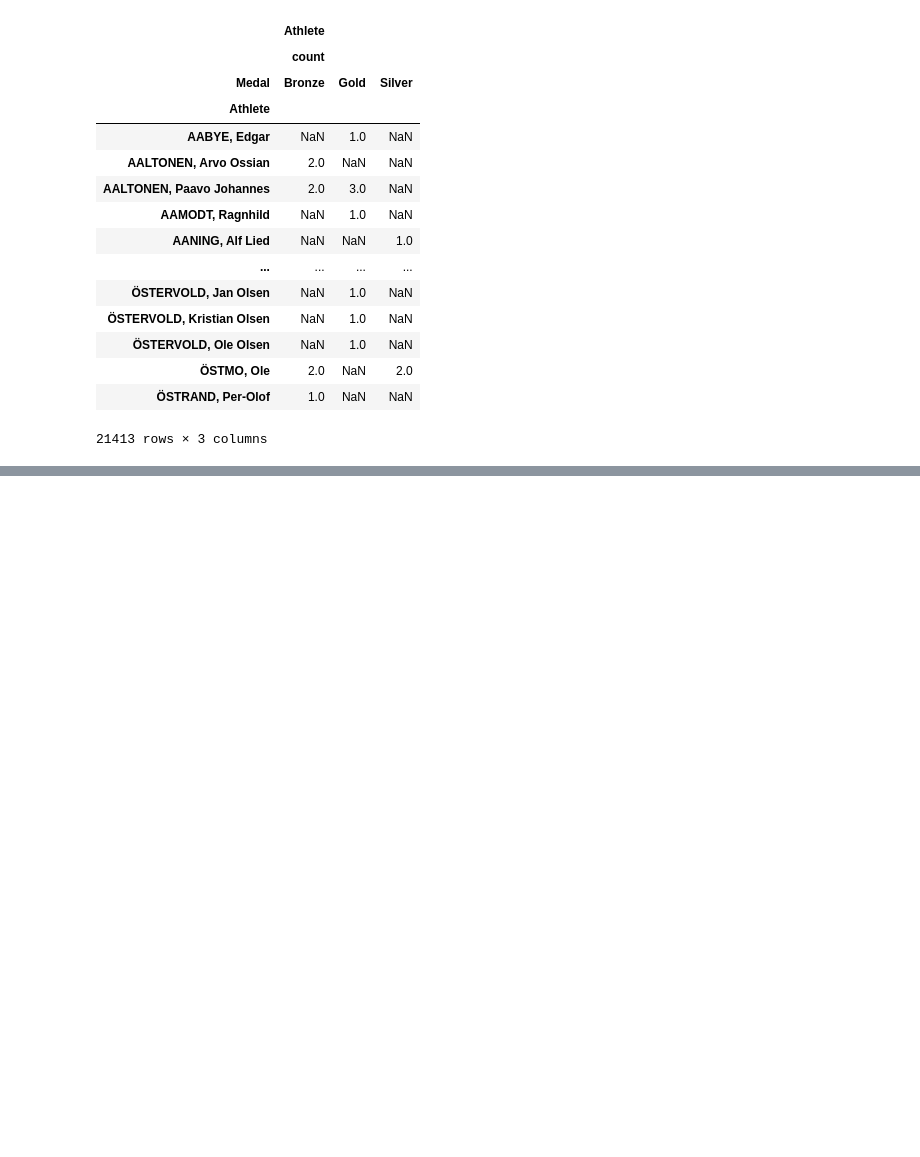
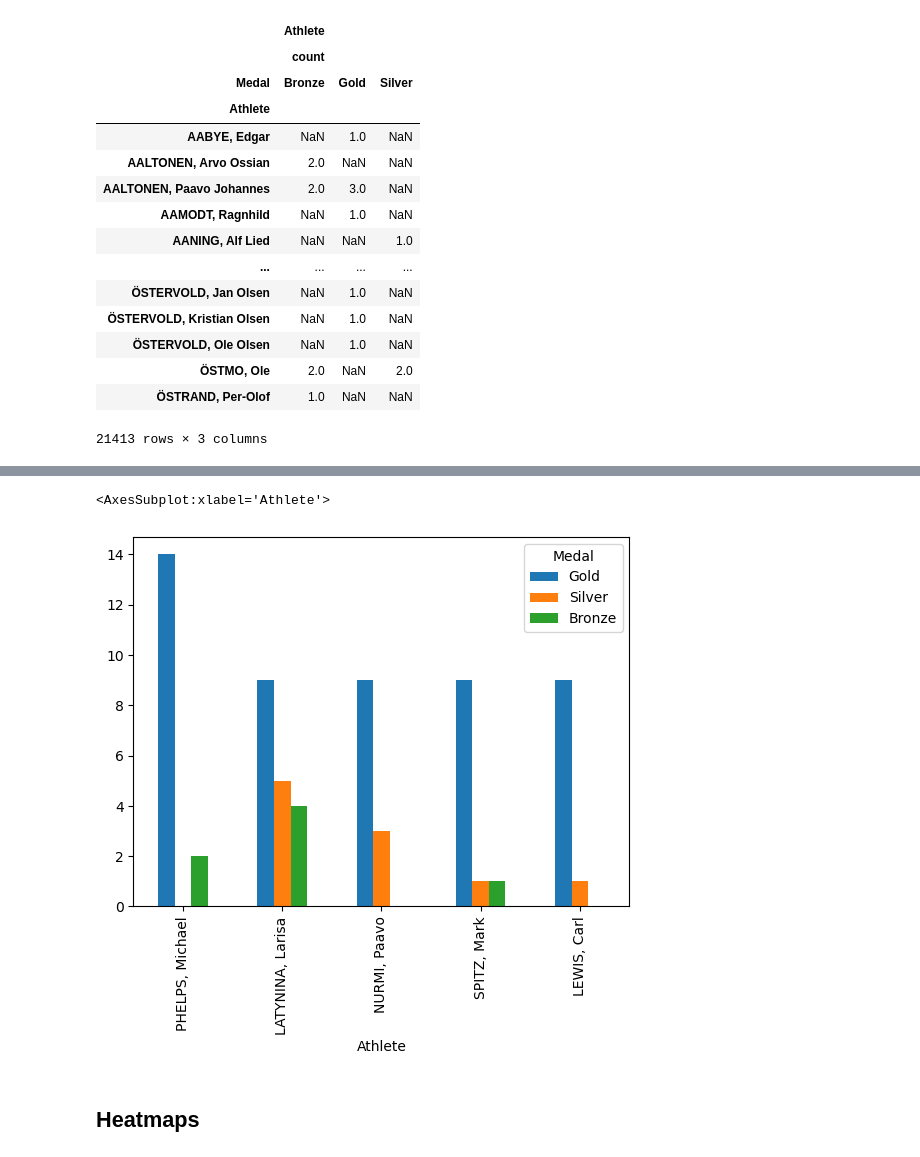
Before and after one commit to aeghprac/Git-Tracked-Files, a Jupyter notebook: Pandaz/PandasPractice2.ipynb, the cells around one changed output, grey strips where cells are left out. Saved outputs shown, nothing was run; the diff lists cells and outputs as text; code cells hidden in the pictures; blank space fills up the shorter version.

```diff
--- a/Pandaz/PandasPractice2.ipynb
+++ b/Pandaz/PandasPractice2.ipynb
@@ -416,0 +431,8 @@ g.sort_values(['Gold', 'Silver', 'Bronze'], ascending=False)
+# %%
+# If you forget head here, your shit is going to time out
+gss.head().plot(kind = 'bar')
+# %% [output]
+<AxesSubplot:xlabel='Athlete'>
+[figure, added]
+# %% [markdown]
+## Heatmaps
```
Also changed, not shown: parts of 15 cells of this notebook.
